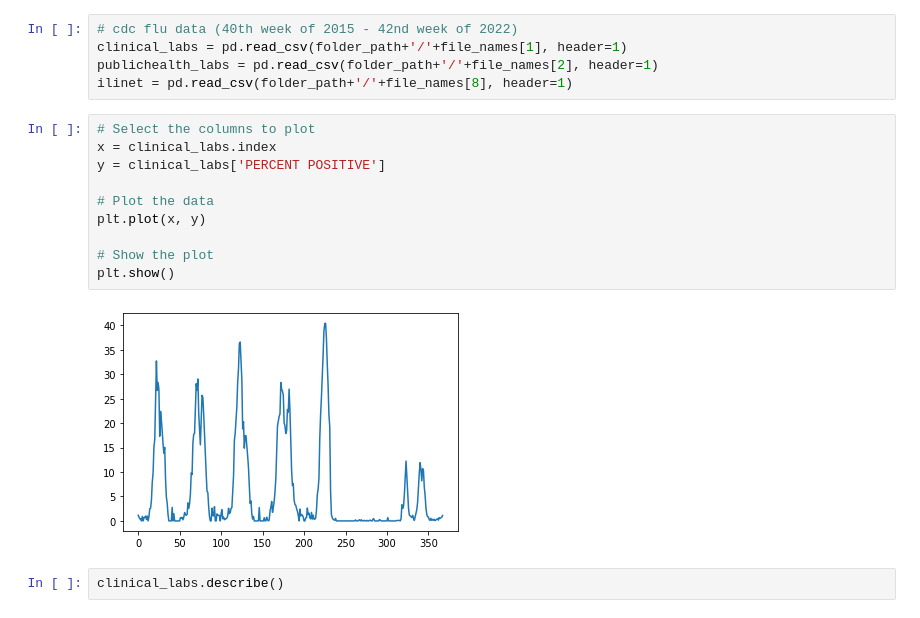
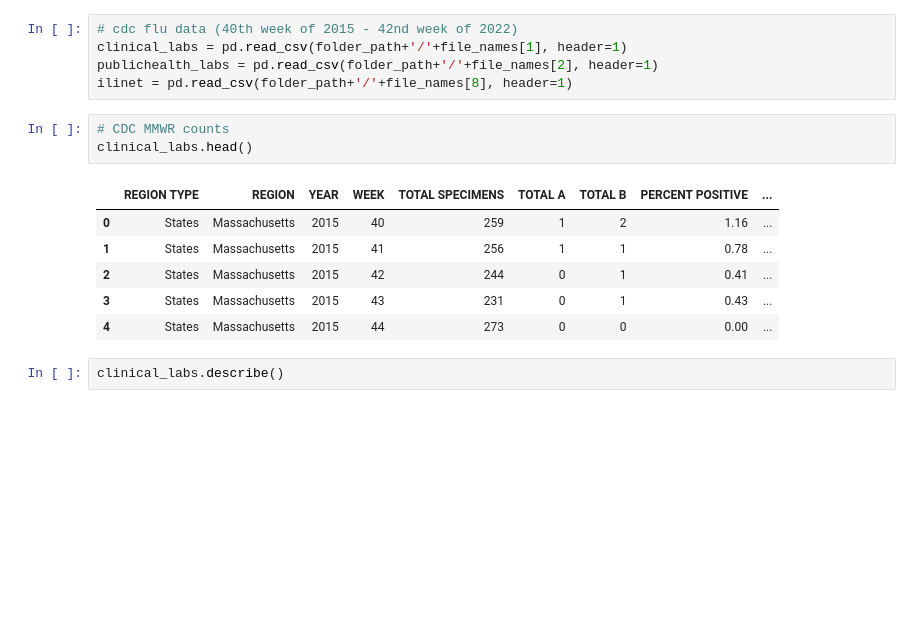
Before and after one commit to ndeen/flu_forecasting, a Jupyter notebook: eda.ipynb, the cells around one changed output. Drawn from its saved outputs; the diff is of its cells as text; blank space fills up the shorter version.

```diff
--- a/eda.ipynb
+++ b/eda.ipynb
@@ -45,18 +45,16 @@ folder_path+'/'+file_names[0]
 clinical_labs = pd.read_csv(folder_path+'/'+file_names[1], header=1)
 publichealth_labs = pd.read_csv(folder_path+'/'+file_names[2], header=1)
 ilinet = pd.read_csv(folder_path+'/'+file_names[8], header=1)
-# %%
-# Select the columns to plot
-x = clinical_labs.index
-y = clinical_labs['PERCENT POSITIVE']
-
-# Plot the data
-plt.plot(x, y)
-
-# Show the plot
-plt.show()
-# %% [output]
-[figure, removed]
+# %%
+# CDC MMWR counts
+clinical_labs.head()
+# %% [output]
+|  | REGION TYPE | REGION | YEAR | WEEK | TOTAL SPECIMENS | TOTAL A | TOTAL B | PERCENT POSITIVE | ... |
+| 0 | States | Massachusetts | 2015 | 40 | 259 | 1 | 2 | 1.16 | ... |
+| 1 | States | Massachusetts | 2015 | 41 | 256 | 1 | 1 | 0.78 | ... |
+| 2 | States | Massachusetts | 2015 | 42 | 244 | 0 | 1 | 0.41 | ... |
+| 3 | States | Massachusetts | 2015 | 43 | 231 | 0 | 1 | 0.43 | ... |
+| 4 | States | Massachusetts | 2015 | 44 | 273 | 0 | 0 | 0.00 | ... |
 # %%
 clinical_labs.describe()
 # %% [output]
```
Also changed, not shown: parts of 14 cells of this notebook.
